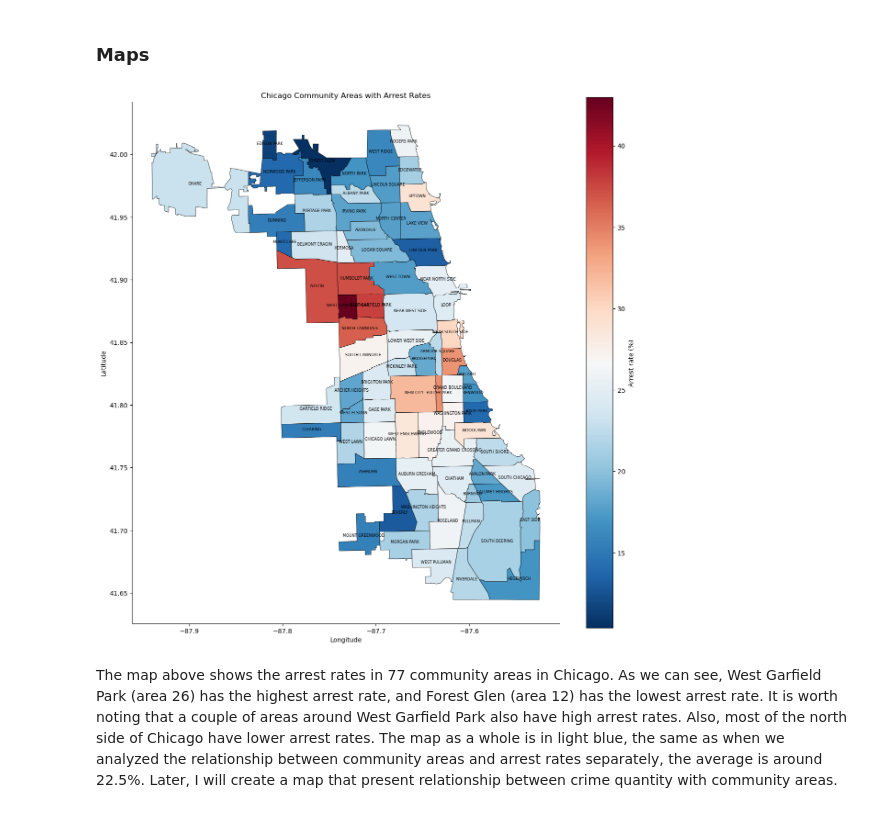
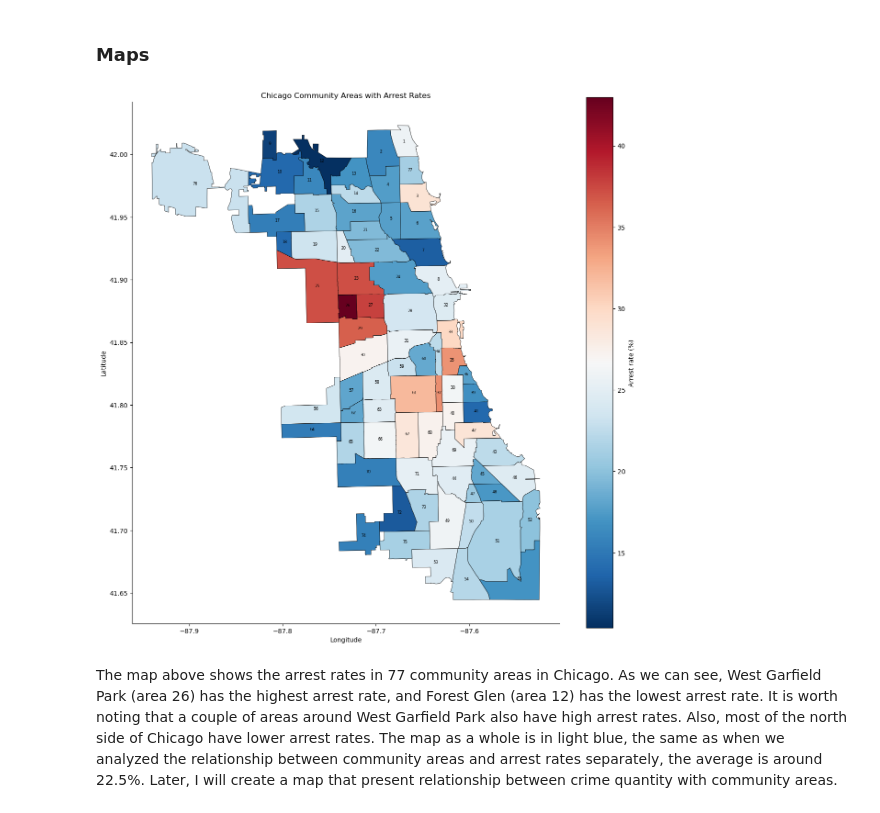
Before and after one commit to XingyuWang06/ECO225Project, a Jupyter notebook: Project3.ipynb, the cells around one changed output. Drawn from its saved outputs; the diff is of its cells as text; code cells hidden in the pictures.

```diff
--- a/Project3.ipynb
+++ b/Project3.ipynb
@@ -62,6 +62,6 @@ chicago_crime_clean = chicago_crime.dropna()
 # Drop community area missing value
 chicago_crime_clean = chicago_crime_clean[chicago_crime_clean['Community Area'] !=0]
 # Drop useless columns
-chicago_crime_clean = chicago_crime_clean.drop(['Date','IUCR','Location Description','Domestic','Beat',
+chicago_crime_clean = chicago_crime_clean.drop(['IUCR','Location Description','Domestic','Beat',
                                                 'Ward','Block','FBI Code','X Coordinate','Y Coordinate',
-                                                'Updated On'], axis=1)
+                                                'Updated On','Description','District'], axis=1)
@@ -95,9 +78,0 @@ chicago_crime_clean = chicago_crime_clean[(chicago_crime_clean['Year'] != 2001)
-# %%
-# Change 'District' and ' Community Area' data into int
-chicago_crime_clean['District'] = chicago_crime_clean['District'].astype(int)
-chicago_crime_clean['Community Area'] = chicago_crime_clean['Community Area'].astype(int)
-# Drop duplicates to keep unique rows
-type_mapping = {'CRIM SEXUAL ASSAULT':'CRIMINAL SEXUAL ASSAULT', 'NON - CRIMINAL':'NON-CRIMINAL'}
-chicago_crime_clean['Primary Type'] = chicago_crime_clean['Primary Type'].replace(type_mapping)
-chicago_crime_clean = chicago_crime_clean.drop_duplicates()
-chicago_crime_clean.head()
@@ -331,9 +303,19 @@ The line chart above shows the variation in crime quantity from 2002 to 2023. It
 combine = chicago_crime_clean.groupby(['Community Area', 'Primary Type', 'Year']).size().reset_index(name='Count')
 # Sort the DataFrame by Year and count
 combine_sorted = combine.sort_values(by=['Year', 'Count'], ascending=[True, False])
-# Set 'Year' as the index
-new = combine_sorted.set_index('Year', inplace=True)
-new = combine_sorted.groupby('Year')
-print(new.get_group(2005).head())
-print(new.get_group(2022).head())
+new = combine_sorted.groupby('Year').head(1)
+
+# Plot the graph
+plt.figure(figsize=(15, 6))
+for idx, row in new.iterrows():
+    plt.scatter(row['Year'], row['Count'], label=f"{row['Community Area']}: {row['Primary Type']}")
+    plt.text(row['Year'], row['Count'], f"{row['Community Area']}: {row['Primary Type']}", fontsize=8)
+
+plt.plot(new['Year'], new['Count'], marker='o', linestyle='-', color='lightblue')
+plt.xlabel('Year')
+plt.ylabel('Count')
+plt.title('Highest Crime Count for Each Year')
+plt.xticks(new['Year'])
+plt.grid(True)
+plt.show()
 # %% [output]
@@ -565,21 +510,21 @@ merged_df = chicago_shape.merge(area_arrest, left_on="area_numbe", right_on='Com
 # %%
 fig, gax = plt.subplots(figsize=(15, 15))
 
 merged_df.plot(ax=gax, column='Percent_Arrested (True)', cmap='RdBu_r', legend=True,
                legend_kwds={'label': 'Arrest rate (%)'}, edgecolor='black', linewidth=0.5)
 
 for idx, row in merged_df.iterrows():
-    gax.annotate(text=str(row['community']), xy=(row.geometry.centroid.x, row.geometry.centroid.y),
+    gax.annotate(text=str(row['area_numbe']), xy=(row.geometry.centroid.x, row.geometry.centroid.y),
                 horizontalalignment='center', fontsize=6)
 plt.title('Chicago Community Areas with Arrest Rates')
 plt.xlabel('Longitude')
 plt.ylabel('Latitude')
 gax.spines['top'].set_visible(False)
 gax.spines['right'].set_visible(False)
 
 plt.show()
 # %% [output]
-[figure, old version]
+[figure, new version]
 # %% [markdown]
 The map above shows the arrest rates in 77 community areas in Chicago. As we can see, West Garfield Park (area 26) has the highest arrest rate, and Forest Glen (area 12) has the lowest arrest rate. It is worth noting that a couple of areas around West Garfield Park also have high arrest rates. Also, most of the north side of Chicago have lower arrest rates. The map as a whole is in light blue, the same as when we analyzed the relationship between community areas and arrest rates separately, the average is around 22.5%. Later, I will create a map that present relationship between crime quantity with community areas.
 # %%
```
Also changed, not shown: parts of 51 cells of this notebook, 1 other file.
